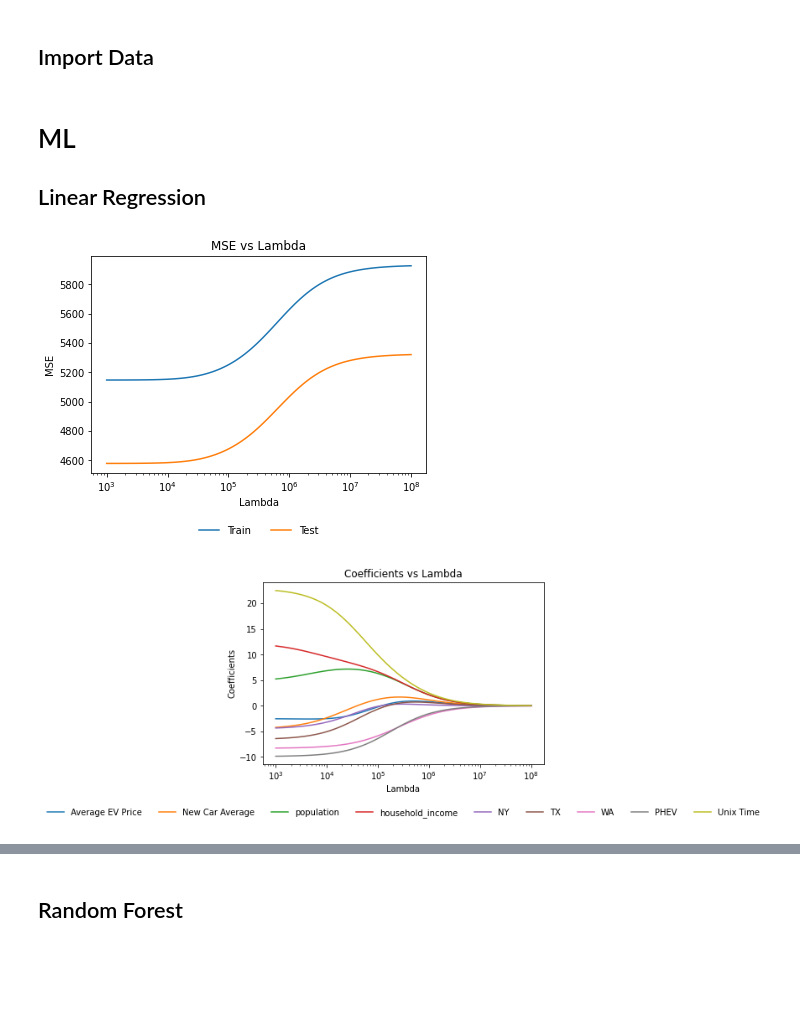
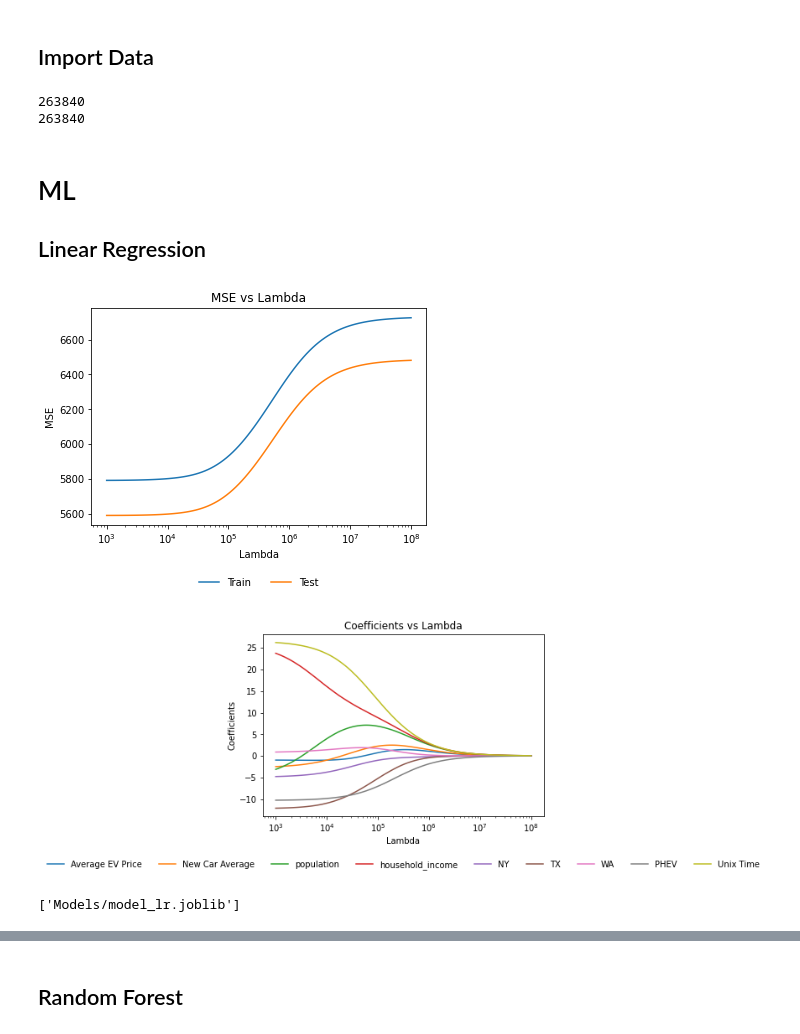
Before and after one commit to shakesy94/ev_adoption_ml, a Jupyter notebook: ML_Models.ipynb, the cells around one changed output, grey strips where cells are left out. Drawn from its saved outputs; the diff is of its cells as text; code cells hidden in the pictures; blank space fills up the shorter version.

```diff
--- a/ML_Models.ipynb
+++ b/ML_Models.ipynb
@@ -31,8 +34,9 @@ from sklearn.inspection import permutation_importance
 # %% [markdown]
 ## Import Data
 # %%
-df_X = pd.read_csv('.\Data\df_X.csv')
+df_X = pd.read_csv('.\Data\df_X_OLD.csv')
 df_y = pd.read_csv('.\Data\df_y.csv')
+df = pd.read_csv('.\Data\df_original_OLD.csv')
 X = df_X.to_numpy()
 y = df_y.to_numpy()
 
@@ -44,7 +48,22 @@ scaler = StandardScaler().fit(X_train)
 X_train = scaler.transform(X_train)
 X_test = scaler.transform(X_test)
 
+# extract list of feature names
 features = df_X.columns.tolist()
+
+# init list to store best models
+models = []
+# %%
+# # Just Cutting it off to the first 2 features
+# X = X[:,:2]
+# features = features[:2]
+
+# X.shape
+print(len(df_X))
+print(len(df))
+# %% [output]
+263840
+263840
 # %% [markdown]
 # ML
 ## Linear Regression
@@ -53,6 +70,10 @@ models = []
 # %%
 model_lr, lmbd, MSE_lr = lr_gridsearch(Ridge, X_train, X_test, y_train, y_test, features)
 models.append(model_lr)
+
+# Save the trained model to the models folder
+joblib.dump(model_lr, 'Models/model_lr.joblib')
 # %% [output]
-[figure, old version]
+[figure, new version]
-[figure, old version]
+[figure, new version]
+['Models/model_lr.joblib']
```
Also changed, not shown: parts of 13 cells of this notebook, 22 other files.
